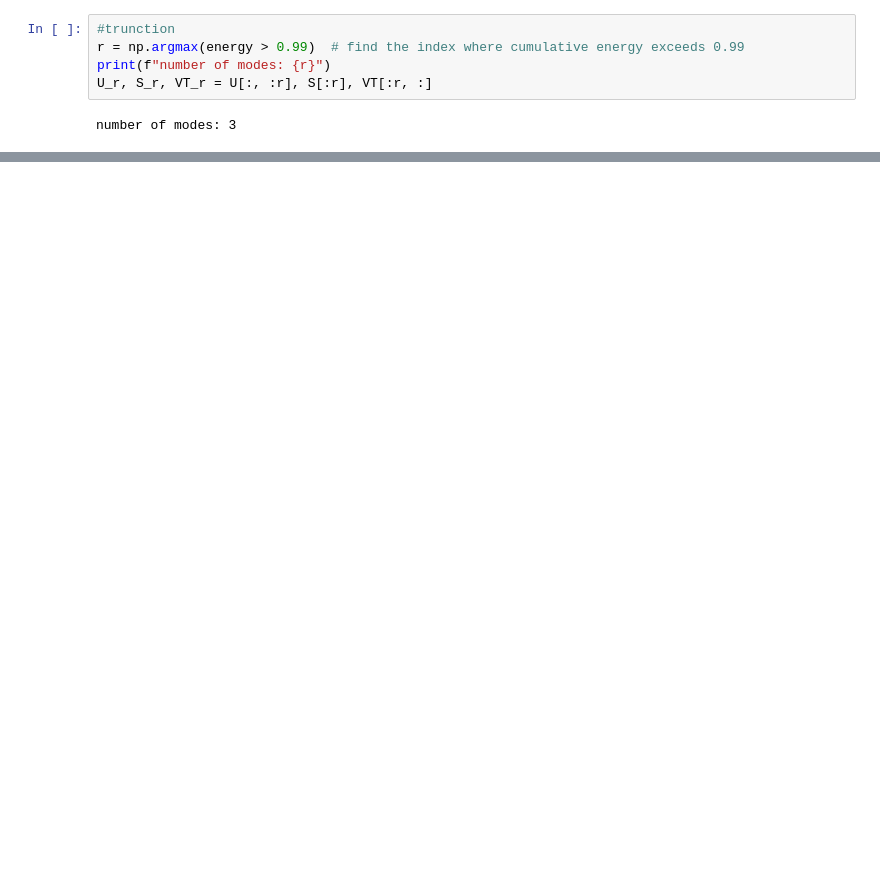
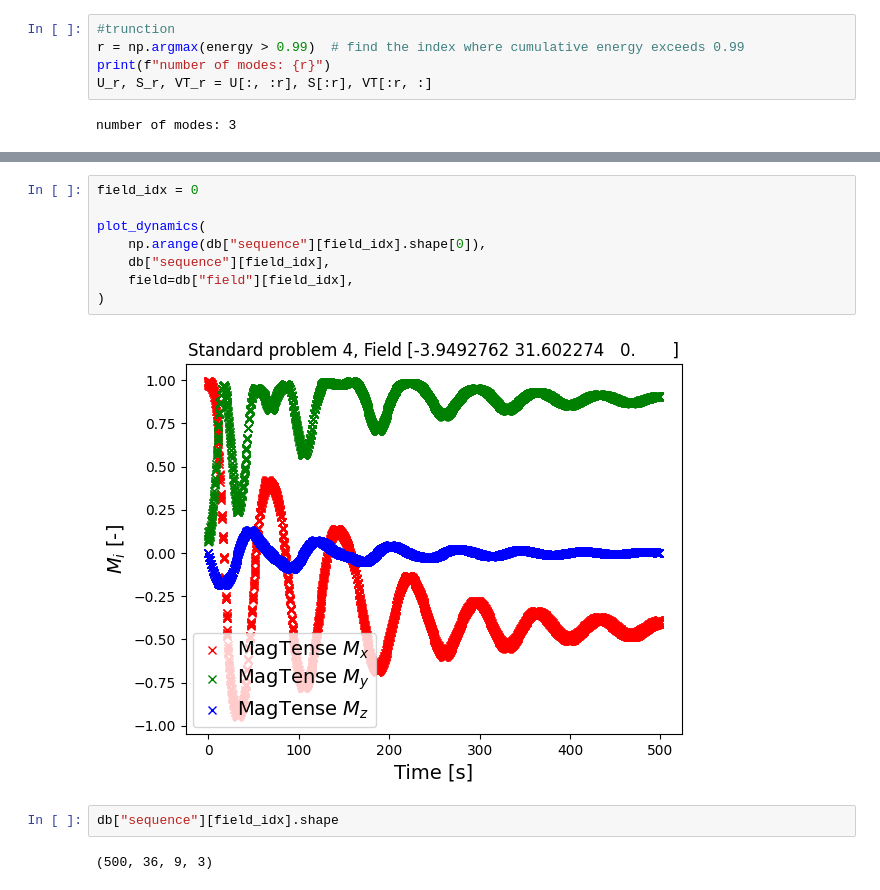
Before and after one commit to cmt-dtu-energy/koopman-magnetics, a Jupyter notebook: nbs/ROM.ipynb, the cells around one changed output, grey strips where cells are left out. Drawn from its saved outputs; the diff is of its cells as text; blank space fills up the shorter version.

```diff
--- a/nbs/ROM.ipynb
+++ b/nbs/ROM.ipynb
@@ -87,0 +119,14 @@ X_forecast = forecast(152, 152 + 150, Phi, Lambdas, b)
+# %%
+field_idx = 0
+
+plot_dynamics(
+    np.arange(db["sequence"][field_idx].shape[0]),
+    db["sequence"][field_idx],
+    field=db["field"][field_idx],
+)
+# %% [output]
+[figure, added]
+# %%
+db["sequence"][field_idx].shape
+# %% [output]
+(500, 36, 9, 3)
```
Also changed, not shown: parts of 21 cells of this notebook.
